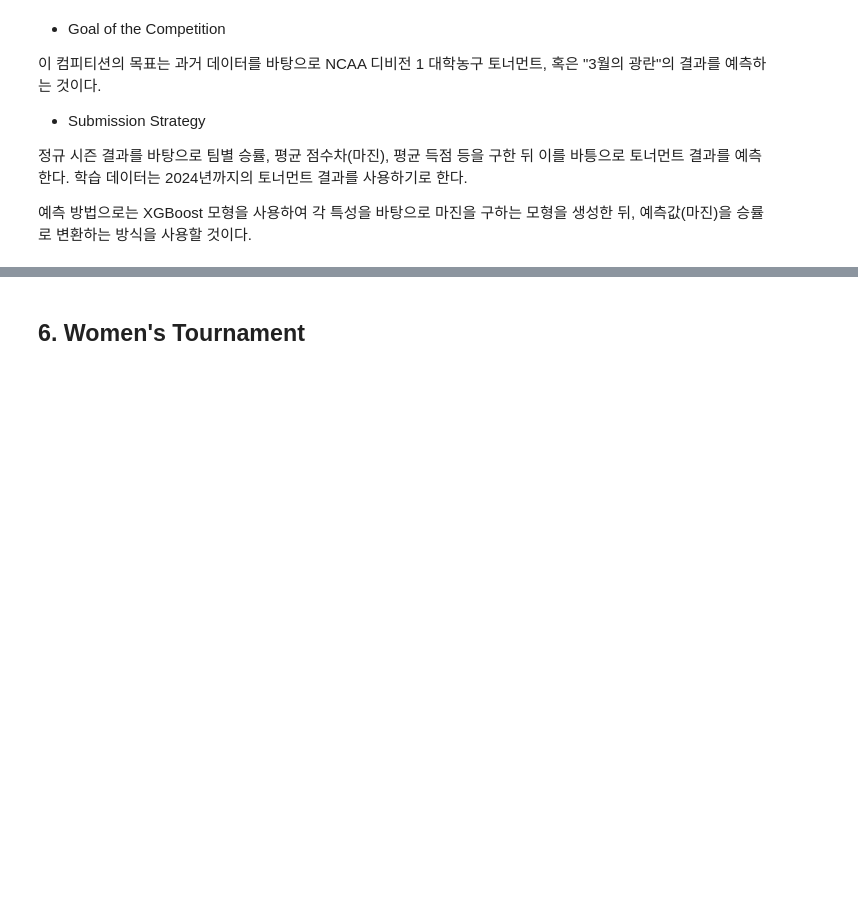
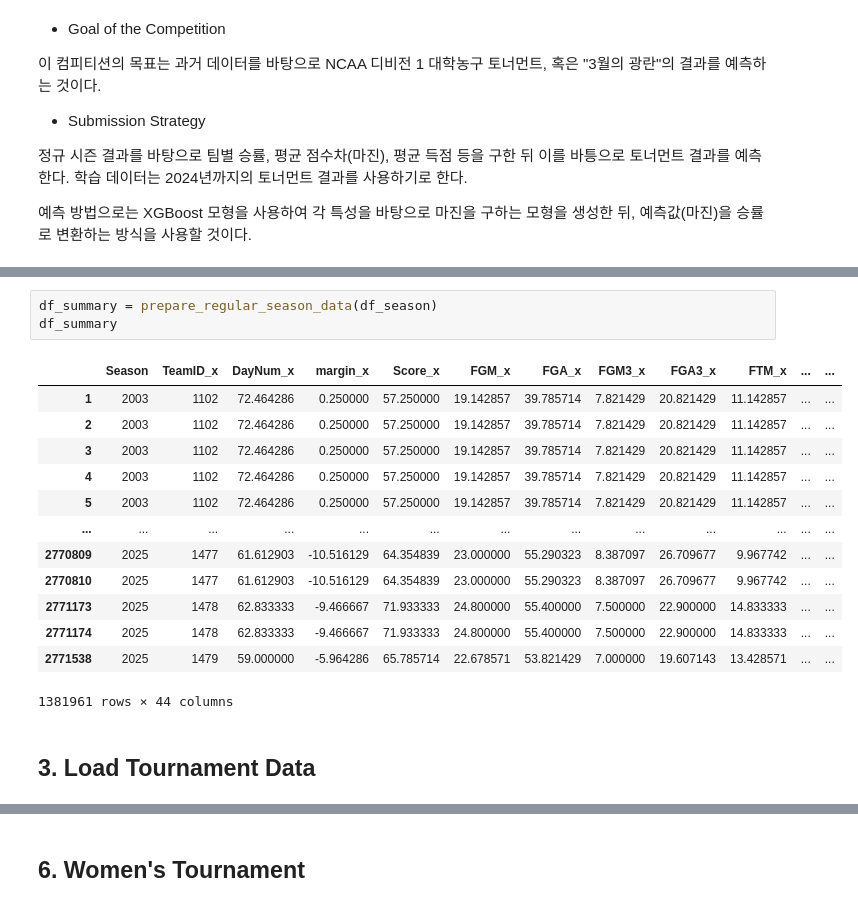
Before and after one commit to akaiuun12/MarchMadness2025, a Jupyter notebook: march_madness_2025.ipynb, the cells around one changed output, grey strips where cells are left out. Cells and saved outputs as stored; diff of their text form; blank space fills up the shorter version.

```diff
--- a/march_madness_2025.ipynb
+++ b/march_madness_2025.ipynb
@@ -179,0 +79,19 @@
+# %%
+df_summary = prepare_regular_season_data(df_season)
+df_summary
+# %% [output]
+|  | Season | TeamID_x | DayNum_x | margin_x | Score_x | FGM_x | FGA_x | FGM3_x | FGA3_x | FTM_x | ... | ... |
+| 1 | 2003 | 1102 | 72.464286 | 0.250000 | 57.250000 | 19.142857 | 39.785714 | 7.821429 | 20.821429 | 11.142857 | ... | ... |
+| 2 | 2003 | 1102 | 72.464286 | 0.250000 | 57.250000 | 19.142857 | 39.785714 | 7.821429 | 20.821429 | 11.142857 | ... | ... |
+| 3 | 2003 | 1102 | 72.464286 | 0.250000 | 57.250000 | 19.142857 | 39.785714 | 7.821429 | 20.821429 | 11.142857 | ... | ... |
+| 4 | 2003 | 1102 | 72.464286 | 0.250000 | 57.250000 | 19.142857 | 39.785714 | 7.821429 | 20.821429 | 11.142857 | ... | ... |
+| 5 | 2003 | 1102 | 72.464286 | 0.250000 | 57.250000 | 19.142857 | 39.785714 | 7.821429 | 20.821429 | 11.142857 | ... | ... |
+| ... | ... | ... | ... | ... | ... | ... | ... | ... | ... | ... | ... | ... |
+| 2770809 | 2025 | 1477 | 61.612903 | -10.516129 | 64.354839 | 23.000000 | 55.290323 | 8.387097 | 26.709677 | 9.967742 | ... | ... |
+| 2770810 | 2025 | 1477 | 61.612903 | -10.516129 | 64.354839 | 23.000000 | 55.290323 | 8.387097 | 26.709677 | 9.967742 | ... | ... |
+| 2771173 | 2025 | 1478 | 62.833333 | -9.466667 | 71.933333 | 24.800000 | 55.400000 | 7.500000 | 22.900000 | 14.833333 | ... | ... |
+| 2771174 | 2025 | 1478 | 62.833333 | -9.466667 | 71.933333 | 24.800000 | 55.400000 | 7.500000 | 22.900000 | 14.833333 | ... | ... |
+| 2771538 | 2025 | 1479 | 59.000000 | -5.964286 | 65.785714 | 22.678571 | 53.821429 | 7.000000 | 19.607143 | 13.428571 | ... | ... |
+1381961 rows × 44 columns
+# %% [markdown]
+## 3. Load Tournament Data
```
Also changed, not shown: parts of 38 cells of this notebook.
